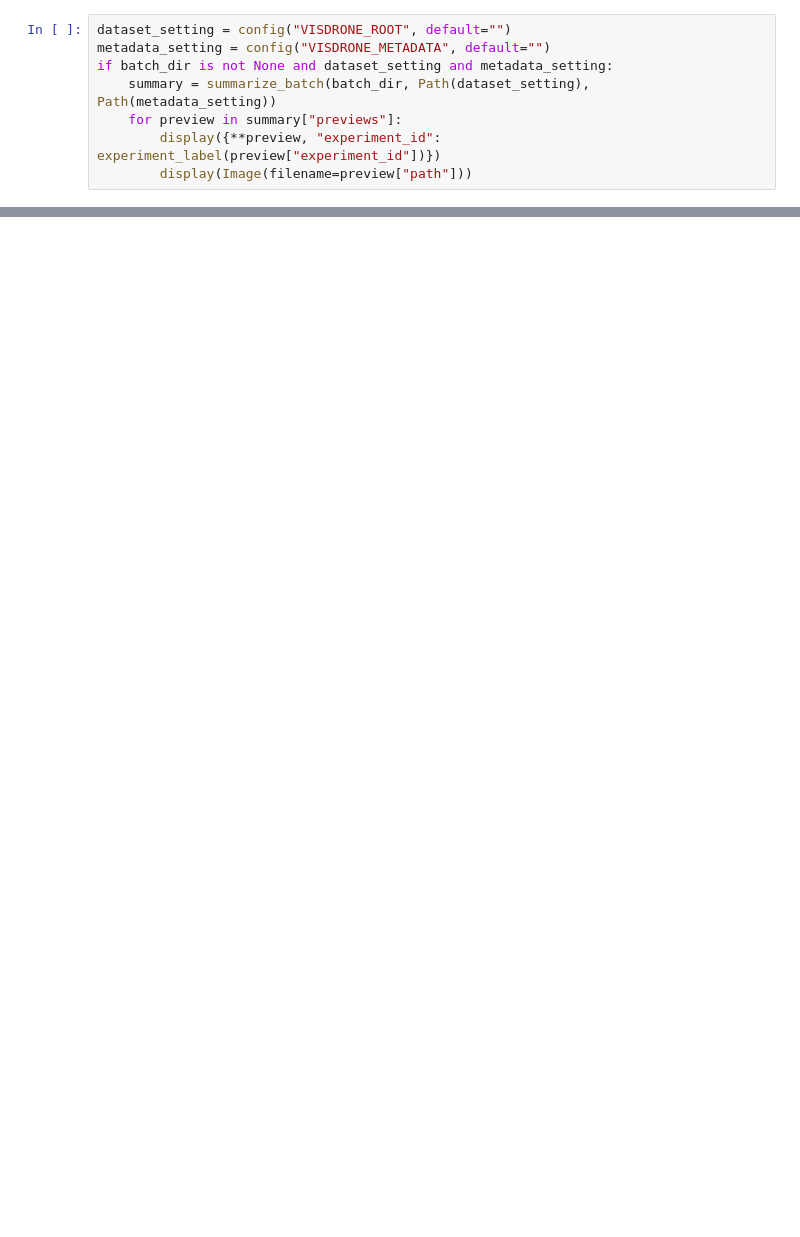
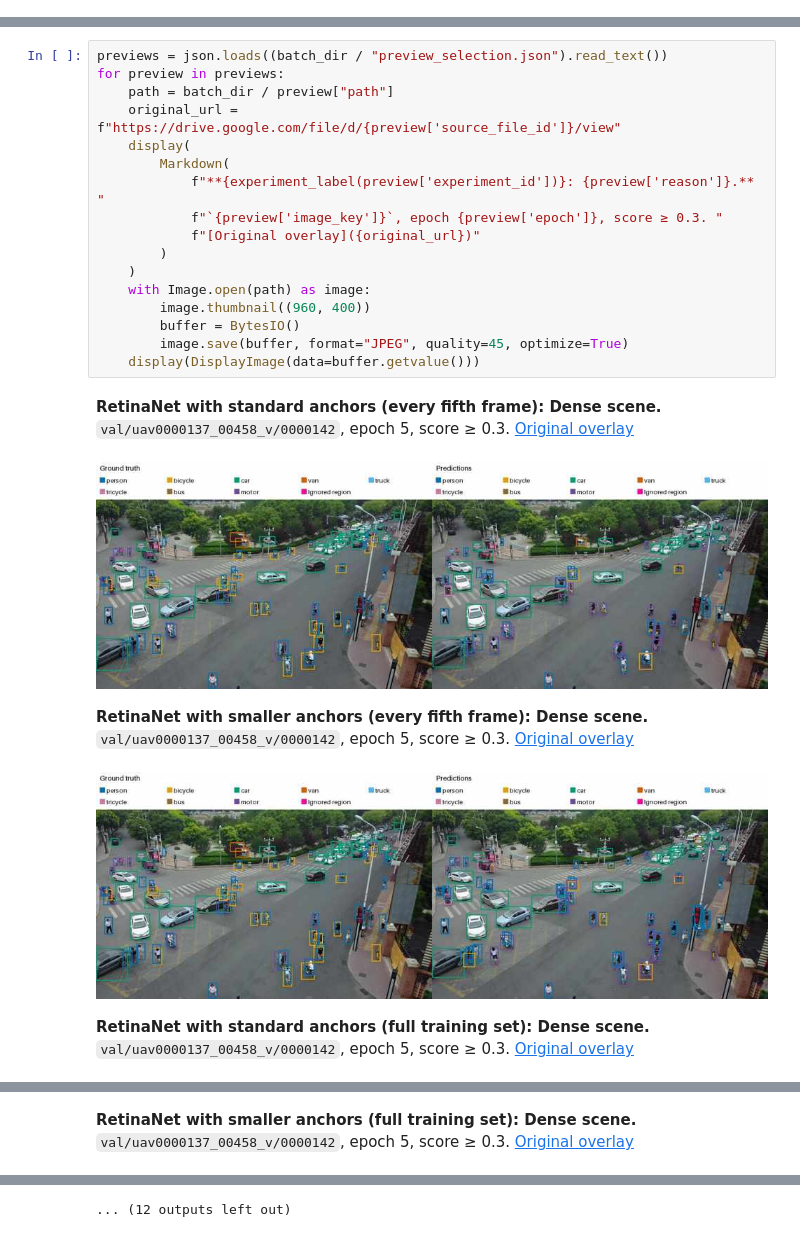
Before and after one commit to ke1rro/hm2, a Jupyter notebook: notebooks/03_retinanet_results.ipynb, the cells around one changed output, grey strips where cells are left out. Drawn from its saved outputs; the diff is of its cells as text; blank space fills up the shorter version.

```diff
--- a/notebooks/03_retinanet_results.ipynb
+++ b/notebooks/03_retinanet_results.ipynb
@@ -88,8 +53,0 @@ We use a consistent selection of a dense scene and tiny-object scene from valida
-# %%
-dataset_setting = config("VISDRONE_ROOT", default="")
-metadata_setting = config("VISDRONE_METADATA", default="")
-if batch_dir is not None and dataset_setting and metadata_setting:
-    summary = summarize_batch(batch_dir, Path(dataset_setting), Path(metadata_setting))
-    for preview in summary["previews"]:
-        display({**preview, "experiment_id": experiment_label(preview["experiment_id"])})
-        display(Image(filename=preview["path"]))
@@ -101,0 +241,23 @@ The tuned Faster R-CNN comparison is **Not run** in this batch. We include its m
+# %%
+previews = json.loads((batch_dir / "preview_selection.json").read_text())
+for preview in previews:
+    path = batch_dir / preview["path"]
+    original_url = f"https://drive.google.com/file/d/{preview['source_file_id']}/view"
+    display(
+        Markdown(
+            f"**{experiment_label(preview['experiment_id'])}: {preview['reason']}.** "
+            f"`{preview['image_key']}`, epoch {preview['epoch']}, score ≥ 0.3. "
+            f"[Original overlay]({original_url})"
+        )
+    )
+    with Image.open(path) as image:
+        image.thumbnail((960, 400))
+        buffer = BytesIO()
+        image.save(buffer, format="JPEG", quality=45, optimize=True)
+    display(DisplayImage(data=buffer.getvalue()))
+# %% [output]
+**RetinaNet with standard anchors (every fifth frame): Dense scene.** `val/uav0000137_00458_v/0000142`, epoch 5, score ≥ 0.3. [Original overlay](https://drive.google.com/file/d/1swh_as6gmenEaI54nfELpu5PoYbFiwZ7/view)
+[figure, added]
+**RetinaNet with smaller anchors (every fifth frame): Dense scene.** `val/uav0000137_00458_v/0000142`, epoch 5, score ≥ 0.3. [Original overlay](https://drive.google.com/file/d/1TDhALjaYcy8k-x0lElBr4i8gOwGeZ7X3/view)
+[figure, added]
+**RetinaNet with standard anchors (full training set): Dense scene.** `val/uav0000137_00458_v/0000142`, epoch 5, score ≥ 0.3. [Original overlay](https://drive.google.com/file/d/140CjayGhJanVNA7LjurZrCBxlCt3yclB/view)
@@ -101,0 +265 @@ The tuned Faster R-CNN comparison is **Not run** in this batch. We include its m
+**RetinaNet with smaller anchors (full training set): Dense scene.** `val/uav0000137_00458_v/0000142`, epoch 5, score ≥ 0.3. [Original overlay](https://drive.google.com/file/d/1GukZj1Ai9jbDnVrOQEYwrDuNjAuvWavt/view)
@@ -101,0 +271 @@ The tuned Faster R-CNN comparison is **Not run** in this batch. We include its m
+... (12 outputs left out)
```
Also changed, not shown: parts of 25 cells of this notebook, 6 other files.
